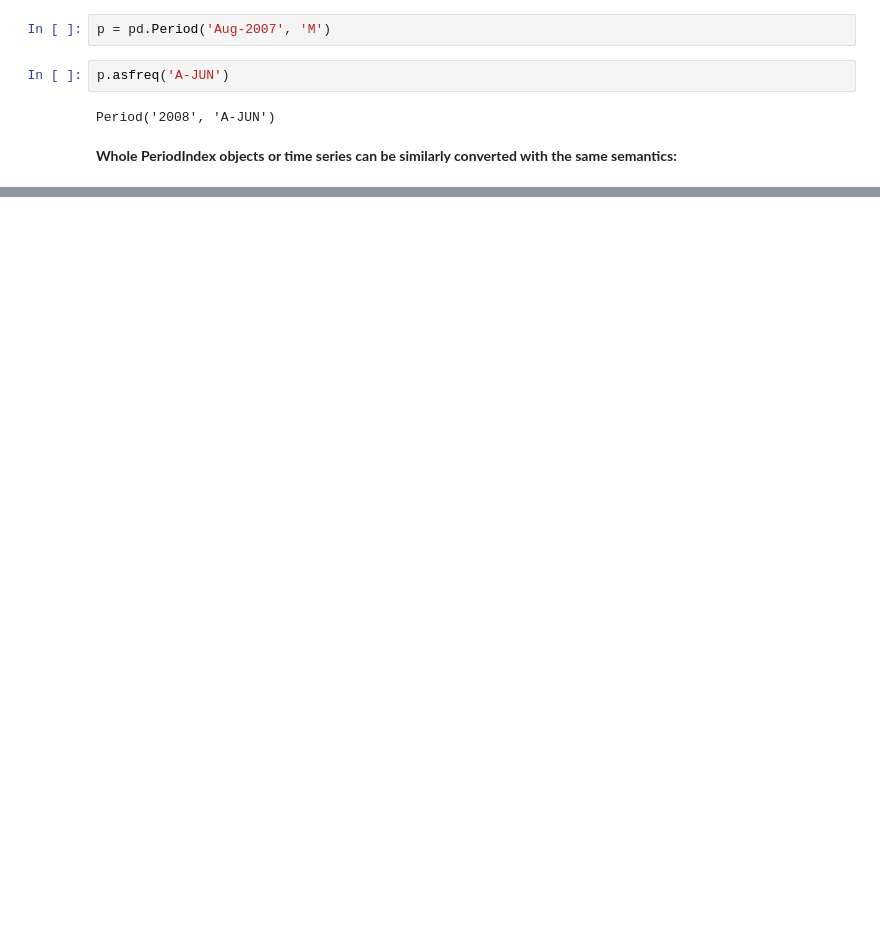
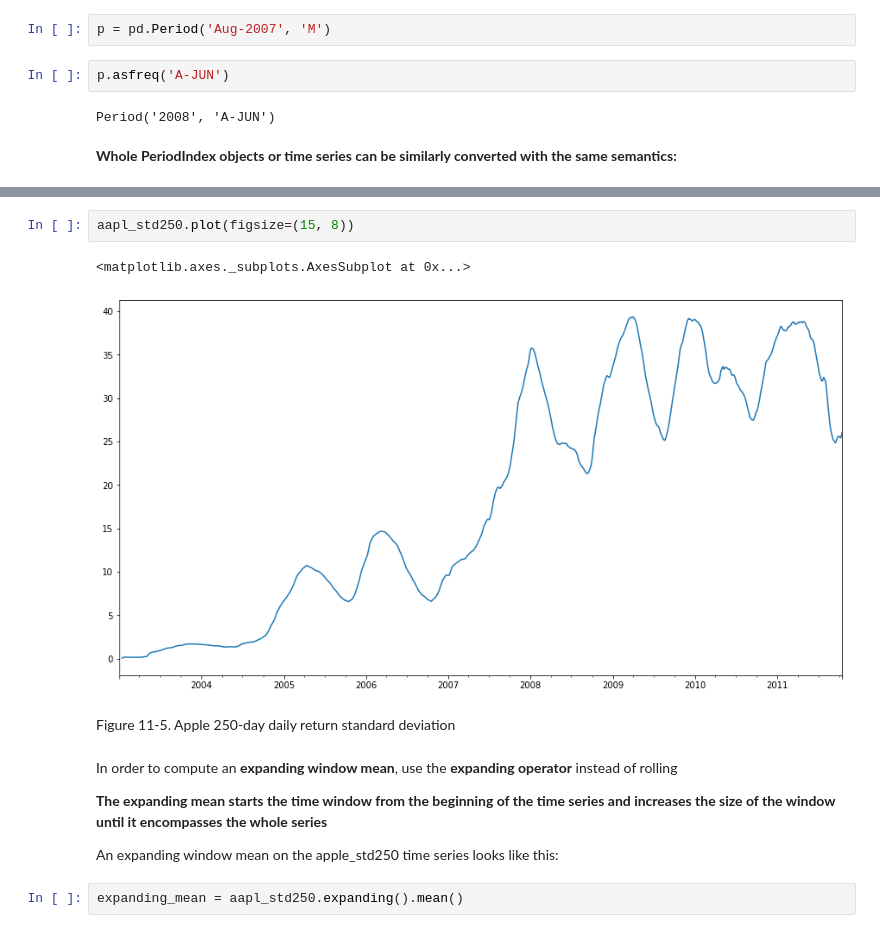
Before and after one commit to lucaslokchan/data-analysis, a Jupyter notebook: Python for Data Analysis/11_Time_Series.ipynb, the cells around one changed output, grey strips where cells are left out. Saved outputs shown, nothing was run; the diff lists cells and outputs as text; blank space fills up the shorter version.

```diff
--- a/Python for Data Analysis/11_Time_Series.ipynb
+++ b/Python for Data Analysis/11_Time_Series.ipynb
@@ -1100,0 +1754,15 @@ Period('2008', 'A-JUN')
+# %%
+aapl_std250.plot(figsize=(15, 8))
+# %% [output]
+<matplotlib.axes._subplots.AxesSubplot at 0x...>
+[figure, added]
+# %% [markdown]
+Figure 11-5. Apple 250-day daily return standard deviation
+# %% [markdown]
+In order to compute an **expanding window mean**, use the **expanding operator** instead of rolling
+
+**The expanding mean starts the time window from the beginning of the time series and increases the size of the window until it encompasses the whole series**
+
+An expanding window mean on the apple_std250 time series looks like this:
+# %%
+expanding_mean = aapl_std250.expanding().mean()
```
Also changed, not shown: parts of 181 cells of this notebook.
